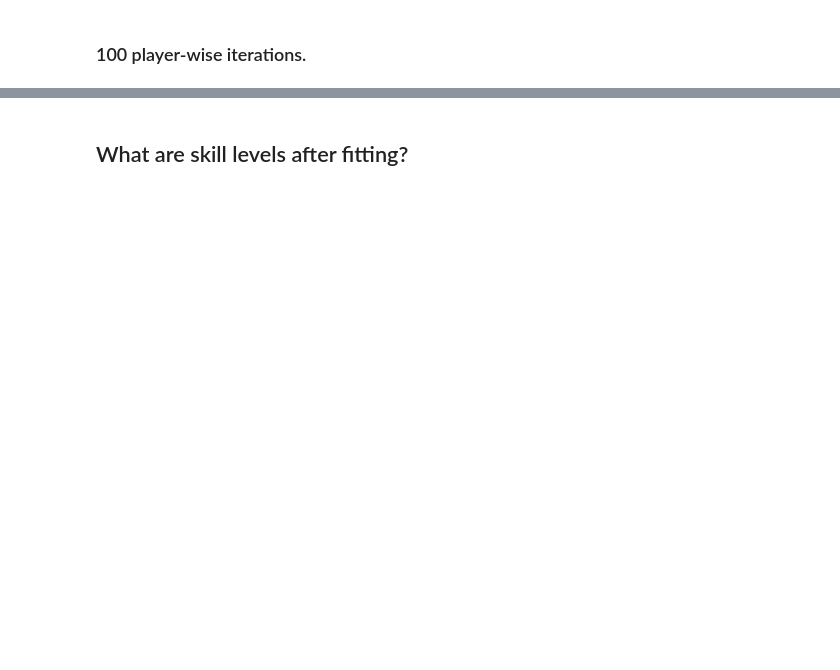
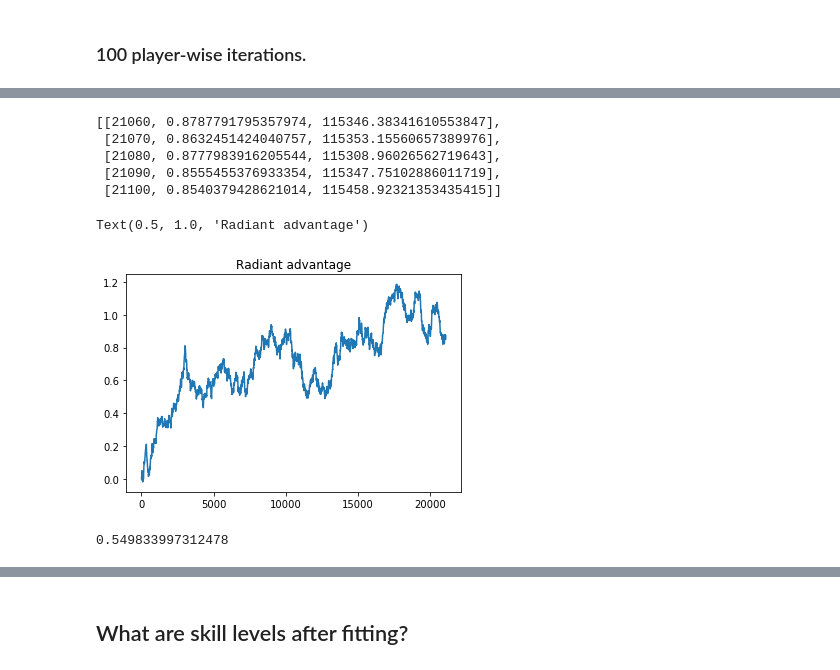
Before and after one commit to yl3/dota2, a Jupyter notebook: notebooks/06-test_player_wise_sampling_all_matches.20190721.ipynb, the cells around one changed output, grey strips where cells are left out. Drawn from its saved outputs; the diff is of its cells as text; code cells hidden in the pictures; blank space fills up the shorter version.

```diff
--- a/notebooks/06-test_player_wise_sampling_all_matches.20190721.ipynb
+++ b/notebooks/06-test_player_wise_sampling_all_matches.20190721.ipynb
@@ -144,0 +142,18 @@ Text(0.5, 1.0, 'log-likelihood')
+# %%
+[[x[0], x[2], x[3]] for x in gp.samples[-5:]]
+# %% [output]
+[[21060, 0.8787791795357974, 115346.38341610553847],
+ [21070, 0.8632451424040757, 115353.15560657389976],
+ [21080, 0.8777983916205544, 115308.96026562719643],
+ [21090, 0.8555455376933354, 115347.75102886011719],
+ [21100, 0.8540379428621014, 115458.92321353435415]]
+# %%
+plt.plot([x[0] for x in gp.samples], [x[2] for x in gp.samples])
+plt.title("Radiant advantage")
+# %% [output]
+Text(0.5, 1.0, 'Radiant advantage')
+[figure, added]
+# %%
+src.models.gp.win_prob(1, 5)
+# %% [output]
+0.549833997312478
```
Also changed, not shown: parts of 65 cells of this notebook, 5 other files.
